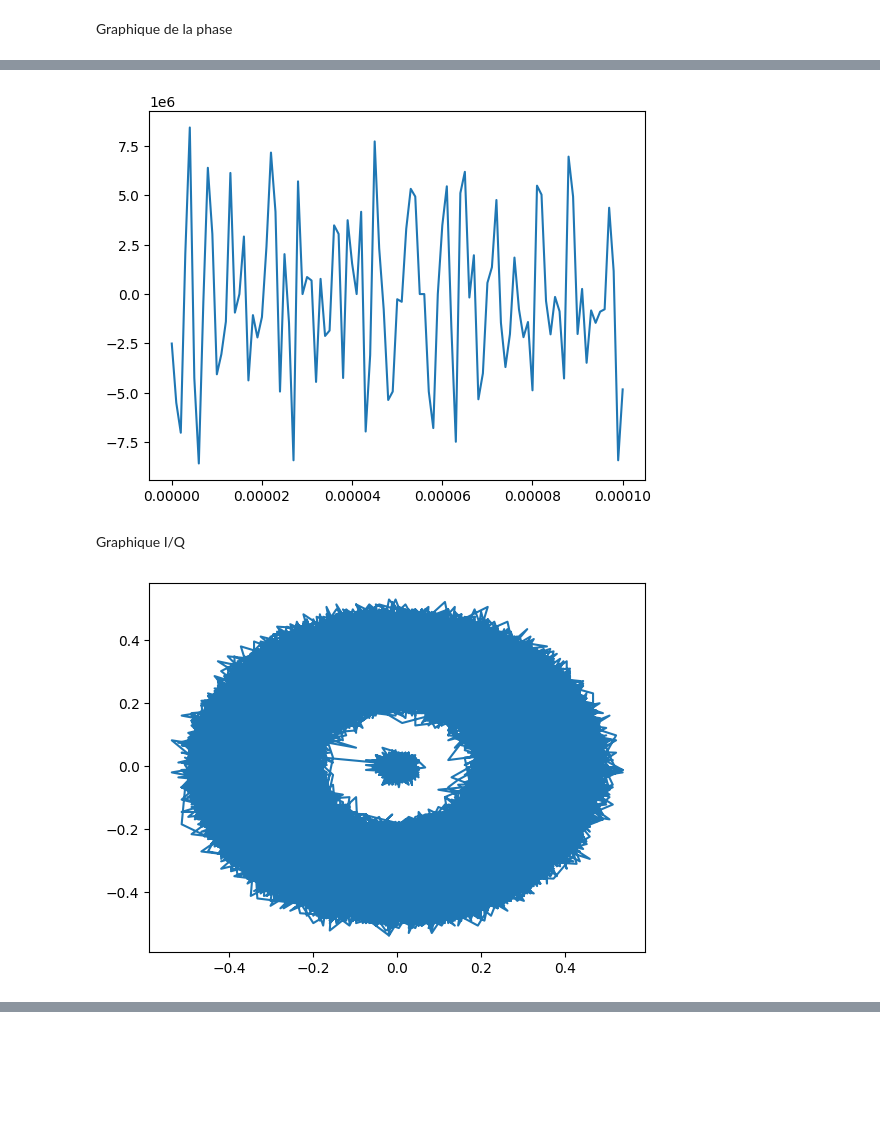
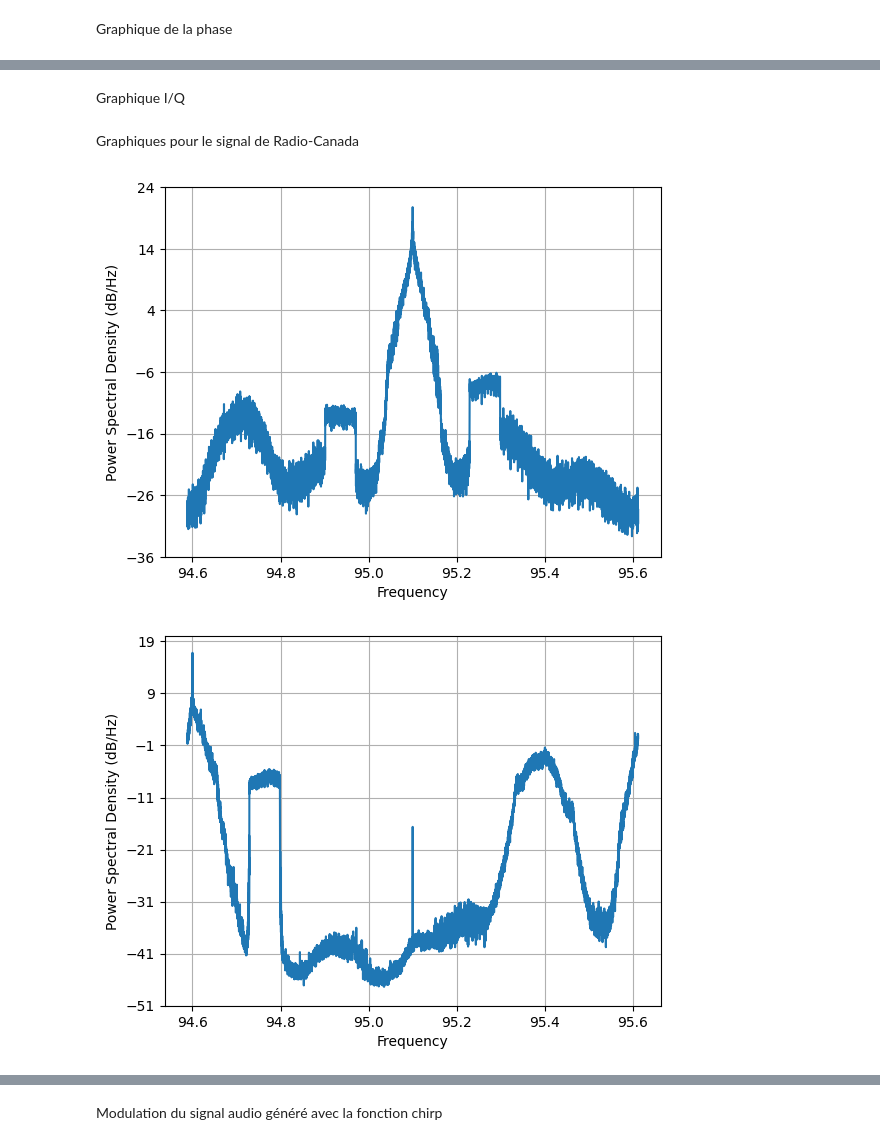
Before and after one commit to JustineLejeune/Mandat-0, a Jupyter notebook: notebook.ipynb, the cells around one changed output, grey strips where cells are left out. Saved outputs shown, nothing was run; the diff lists cells and outputs as text; code cells hidden in the pictures; blank space fills up the shorter version.

```diff
--- a/notebook.ipynb
+++ b/notebook.ipynb
@@ -55,7 +43,2 @@ plt.show()
 # %% [markdown]
 Graphique de la phase
-# %%
-phase = np.arctan(imag_RC/real_RC)
-
-plt.plot(temps, phase[0:101])
-plt.show()
@@ -66,14 +59,41 @@ La fréquence instantanée
-# %%
-fi = 2*np.pi*np.gradient(phase[0:101], temps)
-
-plt.plot(temps, fi[0:101])
-plt.show()
-# %% [output]
-[figure, removed]
+# %%
+def FREQ_I(SAMPLES, TEMPS, ZOOM):
+    temps = np.linspace(0, TEMPS, len(SAMPLES))
+    real = np.real(SAMPLES)
+    imag = np.imag(SAMPLES)
+    phase = np.arctan(imag/real)
+    fi = 2*np.pi*np.gradient(phase, temps)
+    plt.plot(temps[:ZOOM],fi[:ZOOM])
+    plt.grid(True)
+    plt.xlabel("Temps (s)")#vraiment en secondes?
+    plt.ylabel("Fréquence (Hz)")
+    plt.title("Fréquence instantanée")
+    plt.show()
 # %% [markdown]
 Graphique I/Q
-# %%
-plt.plot(real_RC,imag_RC)
-plt.show()
-# %% [output]
-[figure, removed]
+# %%
+def IQ(SAMPLES, ZOOM):
+    real = np.real(SAMPLES)
+    imag = np.imag(SAMPLES)
+    plt.plot(real[:ZOOM],imag[:ZOOM])
+    plt.grid(True)
+    plt.xlabel("Partie réelle (I)")#vraiment en secondes?
+    plt.ylabel("Partie imaginaire (Q)")
+    plt.title("Partie imaginaire en fonction de la partie réelle")
+    plt.show()
+# %% [markdown]
+Graphiques pour le signal de Radio-Canada
+# %%
+freq_radiocanada = 95100000
+samples_RC = Enregistrement(freq_radiocanada,1)
+samples_BRUIT = Enregistrement(freq_radiocanada+500000,1)
+
+PSD(samples_RC)
+PSD(samples_BRUIT)
+BRUT(samples_RC,1,101)
+PHASE(samples_RC,1,101)
+FREQ_I(samples_RC,1,101)
+IQ(samples_RC, 1001)
+# %% [output]
+[figure, added]
+[figure, added]
@@ -79,0 +104,2 @@ plt.show()
+# %% [markdown]
+Modulation du signal audio généré avec la fonction chirp
```
Also changed, not shown: parts of 16 cells of this notebook.
